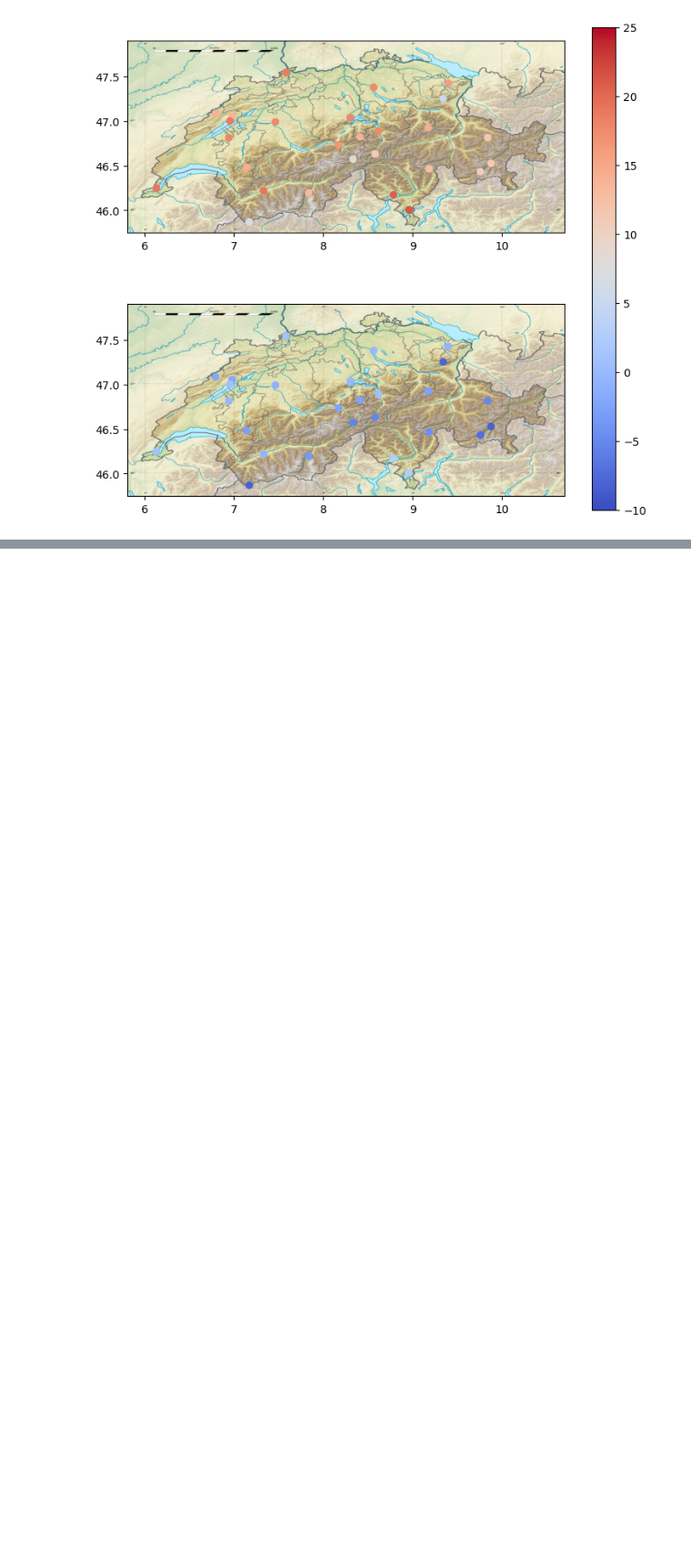
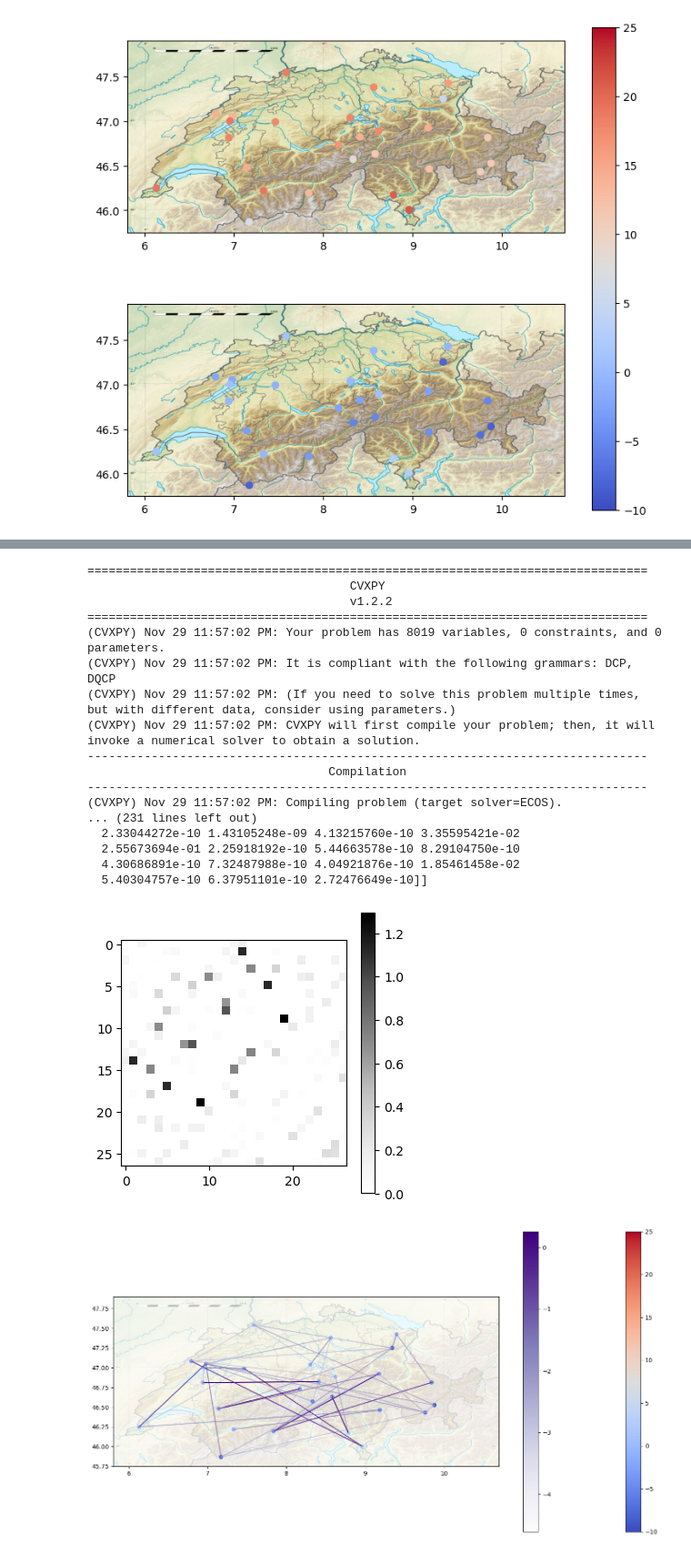
Before and after one commit to boltma/Topology-Inference, a Jupyter notebook: learn.ipynb, the cells around one changed output, grey strips where cells are left out. Shown at 91% size. Saved outputs shown, nothing was run; the diff lists cells and outputs as text; code cells hidden in the pictures; blank space fills up the shorter version.

Commit message:
Update Time-variant

```diff
--- a/learn.ipynb
+++ b/learn.ipynb
@@ -191,0 +219,61 @@ Index(['Altdorf', 'Andermatt', 'Basel / Binningen', 'Bern / Zollikofen',
+# %%
+data_1965_1989_time = data_1965_1989.groupby("Station")
+
+data_1965_1989_temp = np.array(
+    data_1965_1989_time["Temperature"]
+    .apply(lambda x: np.array(x.values.tolist()))
+    .values.tolist()
+).reshape(
+    len(stations), -1, 12
+)  # number of stations (27) x number of years (25) x months (12)
+
+def topo_infer_time(data, N, alpha, beta, k=12):
+    R_list = [cp.Variable((N, N), symmetric=True) for _ in range(k-1)]
+    constraints = []
+    # constraints = [R >= 0 for R in R_list]  + [cp.sum(R) == N for R in R_list]
+    objective = cp.Minimize(cp.sum_squares(data[:, :, -1] - cp.sum([R_list[i] @ data[:, :, i] for i in range(k-1)], axis=2)) + alpha * cp.sum([cp.norm(R, 1) for R in R_list]))
+    prob = cp.Problem(objective, constraints)
+    prob.solve(verbose=True)
+    R_list_0 = [R.value for R in R_list]
+
+    A = cp.Variable((N, N), symmetric=True)
+    constraints = [A >= 0, cp.sum(A) == N]
+    objective = cp.Minimize(cp.sum_squares(R_list_0[-1] - A) + alpha * cp.sum(A) + beta * cp.sum([cp.sum_squares(R - A) for R in R_list_0[:-1]]))
+    prob = cp.Problem(objective, constraints)
+    prob.solve(verbose=True)
+
+    return np.array([R.value for R in R_list]), A.value
+
+R_list, A = topo_infer_time(data_1965_1989_temp, N, 1, 0.2)
+print(A)
+
+plt.figure(figsize=(4, 4))
+plt.imshow(A, cmap='Greys', interpolation='nearest')
+plt.colorbar()
+plt.show()
+
+plt.figure(figsize=(18, 9))
+ax1 = plt.subplot(1, 1, 1)
+plot_graph(ax1, data_1965_1989_january.mean()["Temperature"], -A, N, 0.01, img)
+
+plt.show()
+# %% [output]
+===============================================================================
+                                     CVXPY
+                                     v1.2.2
+===============================================================================
+(CVXPY) Nov 29 11:57:02 PM: Your problem has 8019 variables, 0 constraints, and 0 parameters.
+(CVXPY) Nov 29 11:57:02 PM: It is compliant with the following grammars: DCP, DQCP
+(CVXPY) Nov 29 11:57:02 PM: (If you need to solve this problem multiple times, but with different data, consider using parameters.)
+(CVXPY) Nov 29 11:57:02 PM: CVXPY will first compile your problem; then, it will invoke a numerical solver to obtain a solution.
+-------------------------------------------------------------------------------
+                                  Compilation
+-------------------------------------------------------------------------------
+(CVXPY) Nov 29 11:57:02 PM: Compiling problem (target solver=ECOS).
+... (231 lines left out)
+  2.33044272e-10 1.43105248e-09 4.13215760e-10 3.35595421e-02
+  2.55673694e-01 2.25918192e-10 5.44663578e-10 8.29104750e-10
+  4.30686891e-10 7.32487988e-10 4.04921876e-10 1.85461458e-02
+  5.40304757e-10 6.37951101e-10 2.72476649e-10]]
+[figure, added]
+[figure, added]
```
Also changed, not shown: parts of 6 cells of this notebook.
